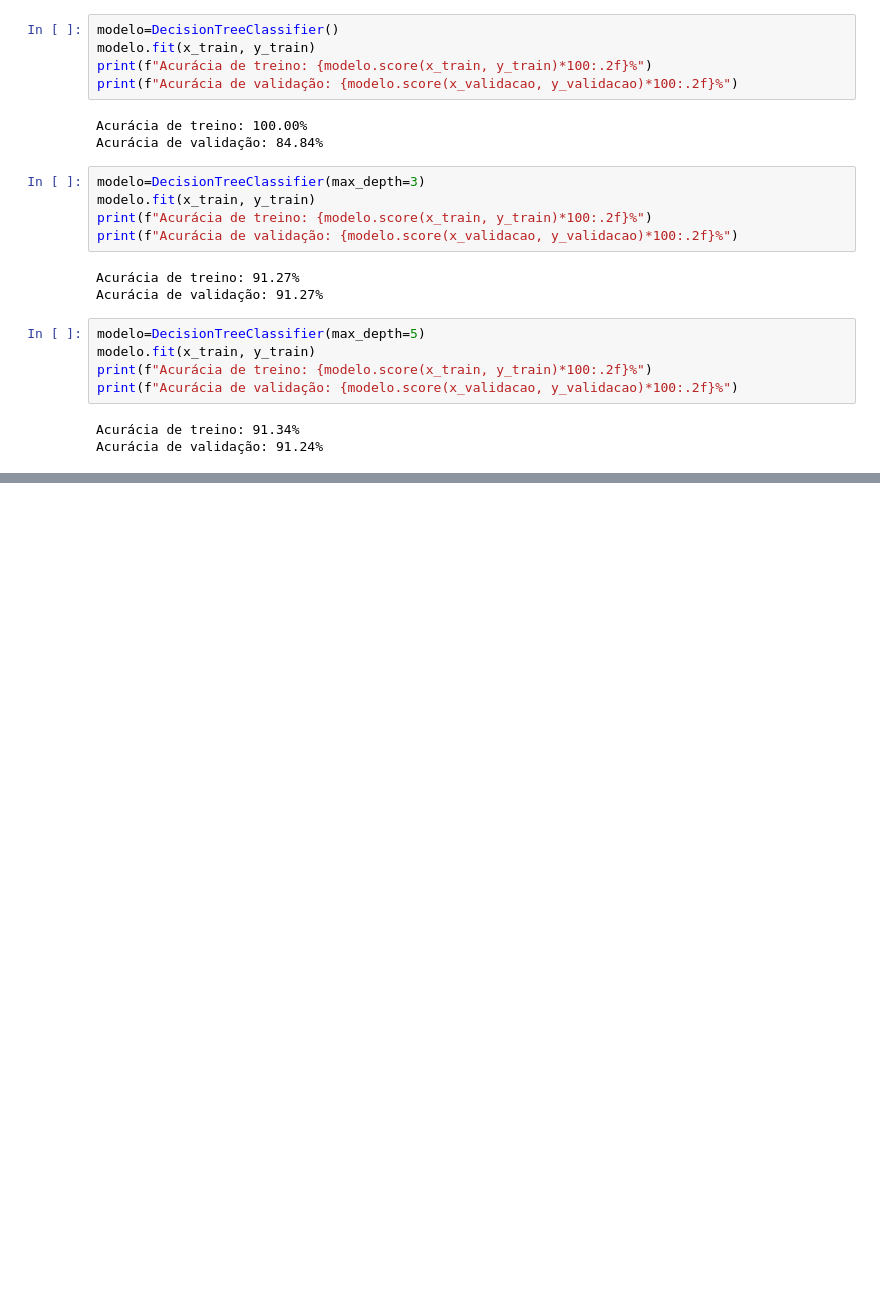
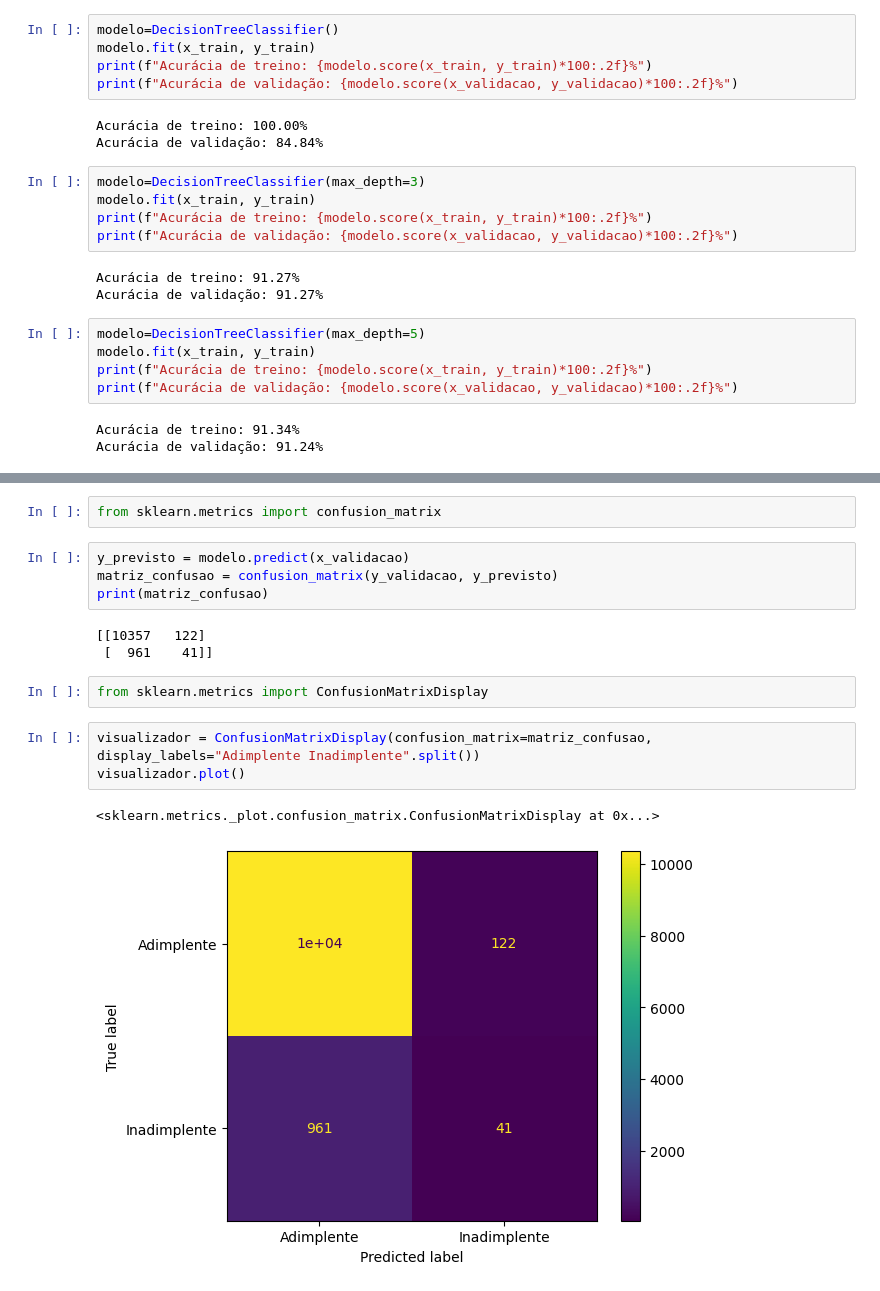
Before and after one commit to Heitorccf/Sapientia, a Jupyter notebook: supervised classification/validation and metrics/exploitation.ipynb, the cells around one changed output, grey strips where cells are left out. Cells and saved outputs as stored; diff of their text form; blank space fills up the shorter version.

Commit message:
Avaliação do Modelo

```diff
--- a/supervised classification/validation and metrics/exploitation.ipynb
+++ b/supervised classification/validation and metrics/exploitation.ipynb
@@ -72,0 +73,17 @@ Acurácia de validação: 90.61%
+# %%
+from sklearn.metrics import confusion_matrix
+# %%
+y_previsto = modelo.predict(x_validacao)
+matriz_confusao = confusion_matrix(y_validacao, y_previsto)
+print(matriz_confusao)
+# %% [output]
+[[10357   122]
+ [  961    41]]
+# %%
+from sklearn.metrics import ConfusionMatrixDisplay
+# %%
+visualizador = ConfusionMatrixDisplay(confusion_matrix=matriz_confusao, display_labels="Adimplente Inadimplente".split())
+visualizador.plot()
+# %% [output]
+<sklearn.metrics._plot.confusion_matrix.ConfusionMatrixDisplay at 0x...>
+[figure, added]
```
Also changed, not shown: parts of 1 cell of this notebook.
